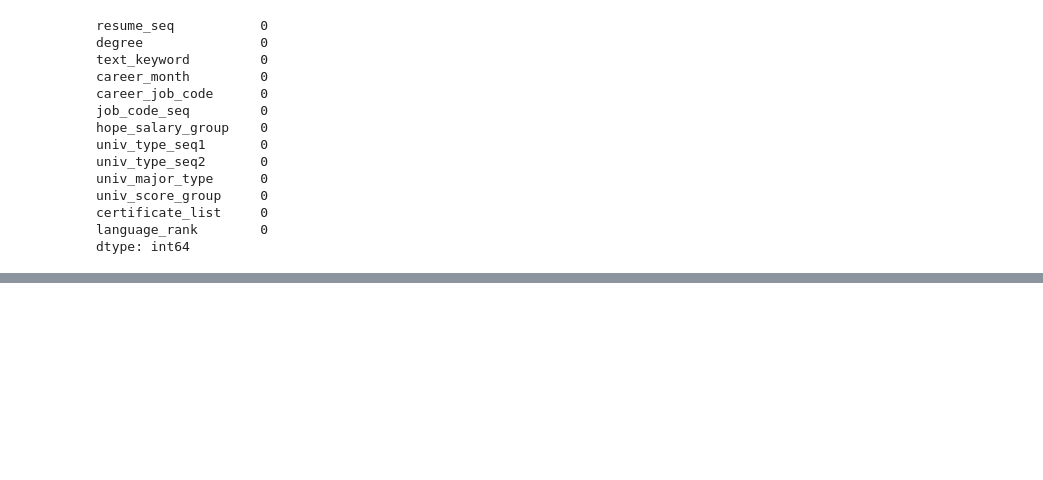
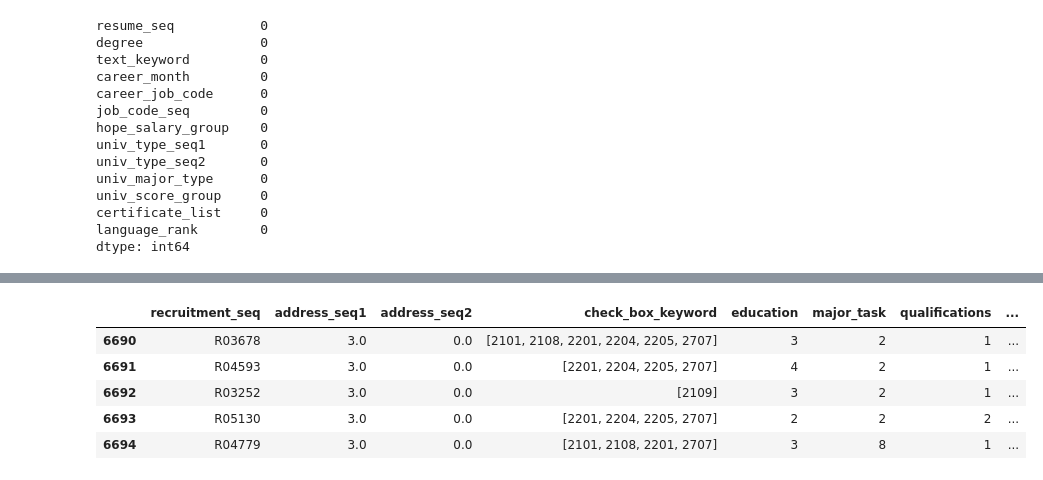
Before and after one commit to Kim-SeongSu/Dacon_Kookmin_University, a Jupyter notebook: kookmin_ai.ipynb, the cells around one changed output, grey strips where cells are left out. Drawn from its saved outputs; the diff is of its cells as text; code cells hidden in the pictures; blank space fills up the shorter version.

```diff
--- a/kookmin_ai.ipynb
+++ b/kookmin_ai.ipynb
@@ -171,15 +171,15 @@ career_month          0
 career_job_code     758
 dtype: int64
 # %%
-# text_keyword 컬럼 중 NaN를 'NaN'로 변경
-resume_data.text_keyword = resume_data.text_keyword.replace(np.NAN, 'NaN')
+# text_keyword 컬럼 중 NaN를 '없음'로 변경
+resume_data.text_keyword = resume_data.text_keyword.replace(np.NAN, '없음')
 
-# job_code_seq 컬럼 중 NaN를 'NaN'로 변경
-resume_data.job_code_seq2 = resume_data.job_code_seq2.replace(np.NAN, 'NaN')
-resume_data.job_code_seq3 = resume_data.job_code_seq3.replace(np.NAN, 'NaN')
+# job_code_seq 컬럼 중 NaN를 '없음'로 변경
+resume_data.job_code_seq2 = resume_data.job_code_seq2.replace(np.NAN, '없음')
+resume_data.job_code_seq3 = resume_data.job_code_seq3.replace(np.NAN, '없음')
 
-# career_job_code 컬럼 중 NaN를 'NaN'로 변경
-resume_data.career_job_code = resume_data.career_job_code.replace(np.NAN, 'NaN')
+# career_job_code 컬럼 중 NaN를 '없음'로 변경
+resume_data.career_job_code = resume_data.career_job_code.replace(np.NAN, '없음')
 
 
 # 결측치 재확인
@@ -287,11 +287,11 @@ univ_major_type             0
 univ_score                  0
 dtype: int64
 # %%
-# certificate_contents 컬럼 중 NaN를 'NaN'로 변경
-resume_education_data.univ_major  = resume_education_data.univ_major .replace(np.NAN, 'NaN')
+# certificate_contents 컬럼 중 NaN를 '없음'로 변경
+resume_education_data.univ_major  = resume_education_data.univ_major .replace(np.NAN, '없음')
 
-# certificate_contents 컬럼 중 NaN를 'NaN'로 변경
-resume_education_data.univ_sub_major  = resume_education_data.univ_sub_major.replace(np.NAN, 'NaN')
+# certificate_contents 컬럼 중 NaN를 '없음'로 변경
+resume_education_data.univ_sub_major  = resume_education_data.univ_sub_major.replace(np.NAN, '없음')
 
 
 # 결측치 재확인
@@ -523,12 +523,12 @@ dtype: int64
 resume_temp = resume_data[['resume_seq','degree','hope_salary','text_keyword','job_code_seq1','job_code_seq2','job_code_seq3','career_month','career_job_code']]
 
 ## 통합 12개의 희망직무 코드 중 선택한 직무 코드를 하나로 묶어주기
-resume_temp = resume_temp.replace({'job_code_seq2':'여행사'},'관광').replace({'job_code_seq2':'NaN'},'기타 직종').replace({'job_code_seq3':'NaN'},'기타 직종')
-new_job_code_seq = {'IT·게임':'a', '건설·기계·전기·전자':'b','경영·기획·회계·사무':'c', '관광':'d', '기술·과학·산업':'e', '디자인':'f', '문화·예술·신문·방송':'g', '영업·판매·TM':'h', '재료·화학·섬유·의복':'i', '전문·교육·자격':'j', '통신·모바일':'k', '기타 직종':''}
+resume_temp = resume_temp.replace({'job_code_seq2':'여행사'},'관광')
+new_job_code_seq = {'IT·게임':'a', '건설·기계·전기·전자':'b','경영·기획·회계·사무':'c', '관광':'d', '기술·과학·산업':'e', '디자인':'f', '문화·예술·신문·방송':'g', '영업·판매·TM':'h', '재료·화학·섬유·의복':'i', '전문·교육·자격':'j', '통신·모바일':'k', '기타 직종':'l', '없음':''}
 
 resume_temp['job_code_seq'] = ''
 for i in range(len(resume_temp)):
-    resume_temp.loc[i,'job_code_seq'] = ''.join(sorted([new_job_code_seq[resume_temp.loc[i]['job_code_seq1']], new_job_code_seq[resume_temp.loc[i]['job_code_seq2']],new_job_code_seq[resume_temp.loc[i]['job_code_seq3']]]))
+    resume_temp.loc[i,'job_code_seq'] = ''.join(sorted(set([new_job_code_seq[resume_temp.loc[i]['job_code_seq1']], new_job_code_seq[resume_temp.loc[i]['job_code_seq2']],new_job_code_seq[resume_temp.loc[i]['job_code_seq3']]])))
 
 ## 기존의 희망직무1~3 제거
 resume_temp = resume_temp.drop(['job_code_seq1','job_code_seq2','job_code_seq3'], axis='columns')
@@ -848,0 +941,19 @@ dtype: int64
+# %%
+from gensim.models import Word2Vec
+
+# 텍스트 데이터를 단어로 분할
+rec_data['check_box_keyword'] = rec_data['check_box_keyword'].apply(lambda x: x.split(';'))
+
+# Word2Vec 모델 학습
+model = Word2Vec(rec_data['check_box_keyword'], vector_size=100, window=5, min_count=1, sg=0)
+
+# 각 채용공고에 대한 벡터 표현 생성
+rec_data['check_box_keyword_vector'] = rec_data['check_box_keyword'].apply(lambda words: np.mean([model.wv[word] for word in words], axis=0))
+rec_data.tail(5)
+# %% [output]
+|  | recruitment_seq | address_seq1 | address_seq2 | check_box_keyword | education | major_task | qualifications | ... |
+| 6690 | R03678 | 3.0 | 0.0 | [2101, 2108, 2201, 2204, 2205, 2707] | 3 | 2 | 1 | ... |
+| 6691 | R04593 | 3.0 | 0.0 | [2201, 2204, 2205, 2707] | 4 | 2 | 1 | ... |
+| 6692 | R03252 | 3.0 | 0.0 | [2109] | 3 | 2 | 1 | ... |
+| 6693 | R05130 | 3.0 | 0.0 | [2201, 2204, 2205, 2707] | 2 | 2 | 2 | ... |
+| 6694 | R04779 | 3.0 | 0.0 | [2101, 2108, 2201, 2707] | 3 | 8 | 1 | ... |
```
Also changed, not shown: parts of 26 cells of this notebook.
